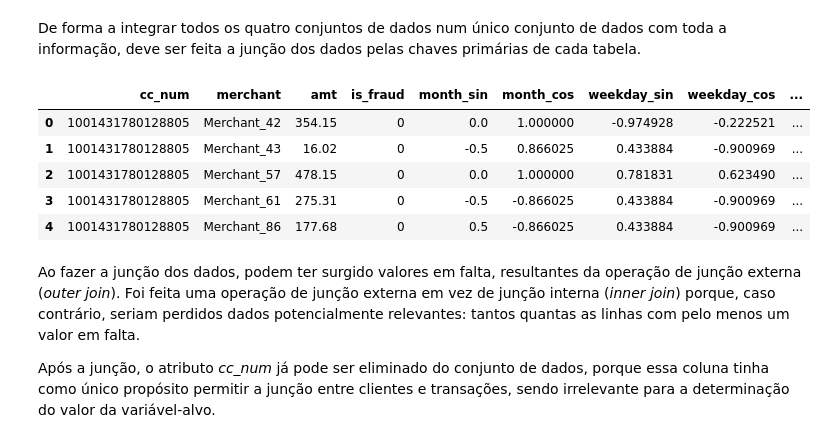
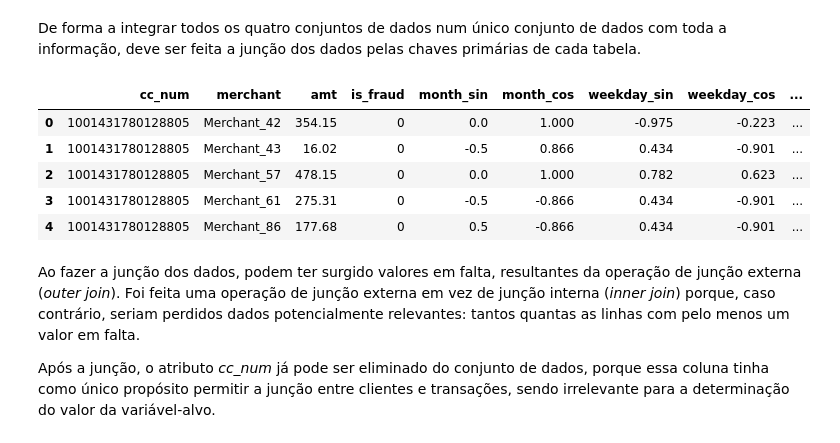
Before and after one commit to manelneto/fraud, a Jupyter notebook: task1.ipynb, the cells around one changed output. Saved outputs shown, nothing was run; the diff lists cells and outputs as text; code cells hidden in the pictures.

```diff
--- a/task1.ipynb
+++ b/task1.ipynb
@@ -1349,10 +1354,12 @@ Neste caso em particular, existem quatro atributos que se considera que, trabalh
 Em primeiro lugar, no conjunto de clientes, existe o atributo *dob* para representar a data de nascimento de cada cliente. Contudo, tendo em conta que a data de nascimento tem como principal propósito a determinação da idade do cliente, este atributo *dob* pode ser substituído por um novo atributo já com a idade do cliente, denominado *age*, derivado a partir da data de nascimento.
 # %%
-clean_customers['age'] = pd.to_datetime('today').year - pd.to_datetime(customers['dob']).dt.year
+new_customers = clean_customers
 
-clean_customers = clean_customers.drop('dob', axis = 1)
+new_customers['age'] = pd.to_datetime('today').year - pd.to_datetime(customers['dob']).dt.year
 
-clean_customers.head()
+new_customers = new_customers.drop('dob', axis = 1)
+
+new_customers.head()
 # %% [output]
 |  | cc_num | gender | city | job | age |
 | 0 | 2468117351683689 | M | Los Angeles | Lawyer | 32 |
@@ -1363,16 +1370,18 @@ clean_customers.head()
 # %% [markdown]
 Em segundo lugar, no conjunto de transações, o atributo *unix_time* representa o momento em que ocorreu cada transação. Todavia, este atributo pode tornar-se mais significativo e facilmente interpretável pelo modelo se for convertido/transformado numa data da transação com informação sobre o mês e o dia da semana. No entanto, os valores destes atributos são cíclicos, pelo que se devem codificar utilizando *cyclical encoding* (trigonometria), resultando, assim, nas colunas *month_sin*, *month_cos*, *weekday_sin* e *weekday_cos*.
 # %%
-timestamp = pd.to_datetime(clean_transactions['unix_time'], unit = 's')
+new_transactions = clean_transactions
+
+timestamp = pd.to_datetime(new_transactions['unix_time'], unit = 's')
 
 month = (timestamp.dt.month - 1) * (2 * np.pi / 12)
-clean_transactions['month_sin'] = np.sin(month)
-clean_transactions['month_cos'] = np.cos(month)
+new_transactions['month_sin'] = round(np.sin(month), 3)
+new_transactions['month_cos'] = round(np.cos(month), 3)
 
 weekday = timestamp.dt.weekday * (2 * np.pi / 7)
-clean_transactions['weekday_sin'] = np.sin(weekday)
-clean_transactions['weekday_cos'] = np.cos(weekday)
+new_transactions['weekday_sin'] = round(np.sin(weekday), 3)
+new_transactions['weekday_cos'] = round(np.cos(weekday), 3)
 
-clean_transactions.head()
+new_transactions.head()
 # %% [output]
 |  | cc_num | merchant | amt | unix_time | is_fraud | month_sin | month_cos | weekday_sin | weekday_cos |
@@ -1384,14 +1393,12 @@ clean_transactions.head()
 # %% [markdown]
 Em terceiro lugar, dado o contexto de deteção de fraude em transações de cartão de crédito, pode ser relevante medir a diferença temporal entre transações consecutivas para o mesmo cartão de crédito, na expectativa de que esta informação revele algum padrão sobre a legitimidade (ou não) de uma transação. Assim, pode ser derivado um atributo *days_since_last_transaction* com a distância temporal (em dias) de cada transação em relação à última transação com o mesmo cartão de crédito.
 # %%
-clean_transactions = clean_transactions.sort_values(by = ['cc_num', 'unix_time'])
+new_transactions = new_transactions.sort_values(by = ['cc_num', 'unix_time'])
 
-clean_transactions['days_since_last_transaction'] = clean_transactions.groupby('cc_num')['unix_time'].diff()
+new_transactions['days_since_last_transaction'] = new_transactions.groupby('cc_num')['unix_time'].diff()
+new_transactions['days_since_last_transaction'] = round(new_transactions['days_since_last_transaction'] / (60 * 60 * 24), 3)
+new_transactions['days_since_last_transaction'] = new_transactions['days_since_last_transaction'].fillna(0)
 
-clean_transactions['days_since_last_transaction'] = clean_transactions['days_since_last_transaction'] / (60 * 60 * 24)
-
-clean_transactions['days_since_last_transaction'] = clean_transactions['days_since_last_transaction'].fillna(0)
-
-clean_transactions.head()
+new_transactions.head()
 # %% [output]
 |  | cc_num | merchant | amt | unix_time | is_fraud | month_sin | month_cos | weekday_sin | weekday_cos | ... |
@@ -1403,12 +1410,12 @@ clean_transactions.head()
 # %% [markdown]
 Em quarto e último lugar, pode haver interesse em contabilizar o número de transações anteriormente efetuadas por cada cliente num dado comerciante, de modo a auxiliar na classificação de uma transação como fraudulenta ou legítima. Nesse sentido, cria-se o atributo *merchant_transactions_count*.
 # %%
-clean_transactions = clean_transactions.sort_values(by = ['cc_num', 'merchant', 'unix_time'])
+new_transactions = new_transactions.sort_values(by = ['cc_num', 'merchant', 'unix_time'])
 
-clean_transactions['merchant_transactions_count'] = clean_transactions.groupby(['cc_num', 'merchant']).cumcount()
+new_transactions['merchant_transactions_count'] = new_transactions.groupby(['cc_num', 'merchant']).cumcount()
 
-clean_transactions = clean_transactions.drop('unix_time', axis = 1)
+new_transactions = new_transactions.drop('unix_time', axis = 1)
 
-clean_transactions.head()
+new_transactions.head()
 # %% [output]
 |  | cc_num | merchant | amt | is_fraud | month_sin | month_cos | weekday_sin | weekday_cos | ... |
@@ -1424,16 +1431,16 @@ Assim, espera-se que os dados traduzam informação mais significativa para o mo
 # %% [markdown]
 De forma a integrar todos os quatro conjuntos de dados num único conjunto de dados com toda a informação, deve ser feita a junção dos dados pelas chaves primárias de cada tabela.
 # %%
-data = clean_transactions.merge(clean_merchants, on = 'merchant', how = 'outer').merge(clean_customers.merge(clean_cities, on = 'city', how = 'outer'), on = 'cc_num', how = 'outer')
+data = new_transactions.merge(new_merchants, on = 'merchant', how = 'outer').merge(new_customers.merge(new_cities, on = 'city', how = 'outer'), on = 'cc_num', how = 'outer')
 
 data.head()
 # %% [output]
 |  | cc_num | merchant | amt | is_fraud | month_sin | month_cos | weekday_sin | weekday_cos | ... |
-| 0 | 1001431780128805 | Merchant_42 | 354.15 | 0 | 0.0 | 1.000000 | -0.974928 | -0.222521 | ... |
-| 1 | 1001431780128805 | Merchant_43 | 16.02 | 0 | -0.5 | 0.866025 | 0.433884 | -0.900969 | ... |
-| 2 | 1001431780128805 | Merchant_57 | 478.15 | 0 | 0.0 | 1.000000 | 0.781831 | 0.623490 | ... |
-| 3 | 1001431780128805 | Merchant_61 | 275.31 | 0 | -0.5 | -0.866025 | 0.433884 | -0.900969 | ... |
-| 4 | 1001431780128805 | Merchant_86 | 177.68 | 0 | 0.5 | -0.866025 | 0.433884 | -0.900969 | ... |
+| 0 | 1001431780128805 | Merchant_42 | 354.15 | 0 | 0.0 | 1.000 | -0.975 | -0.223 | ... |
+| 1 | 1001431780128805 | Merchant_43 | 16.02 | 0 | -0.5 | 0.866 | 0.434 | -0.901 | ... |
+| 2 | 1001431780128805 | Merchant_57 | 478.15 | 0 | 0.0 | 1.000 | 0.782 | 0.623 | ... |
+| 3 | 1001431780128805 | Merchant_61 | 275.31 | 0 | -0.5 | -0.866 | 0.434 | -0.901 | ... |
+| 4 | 1001431780128805 | Merchant_86 | 177.68 | 0 | 0.5 | -0.866 | 0.434 | -0.901 | ... |
 # %% [markdown]
 Ao fazer a junção dos dados, podem ter surgido valores em falta, resultantes da operação de junção externa (*outer join*). Foi feita uma operação de junção externa em vez de junção interna (*inner join*) porque, caso contrário, seriam perdidos dados potencialmente relevantes: tantos quantas as linhas com pelo menos um valor em falta.
 
```
Also changed, not shown: parts of 12 cells of this notebook, 3 other files.
